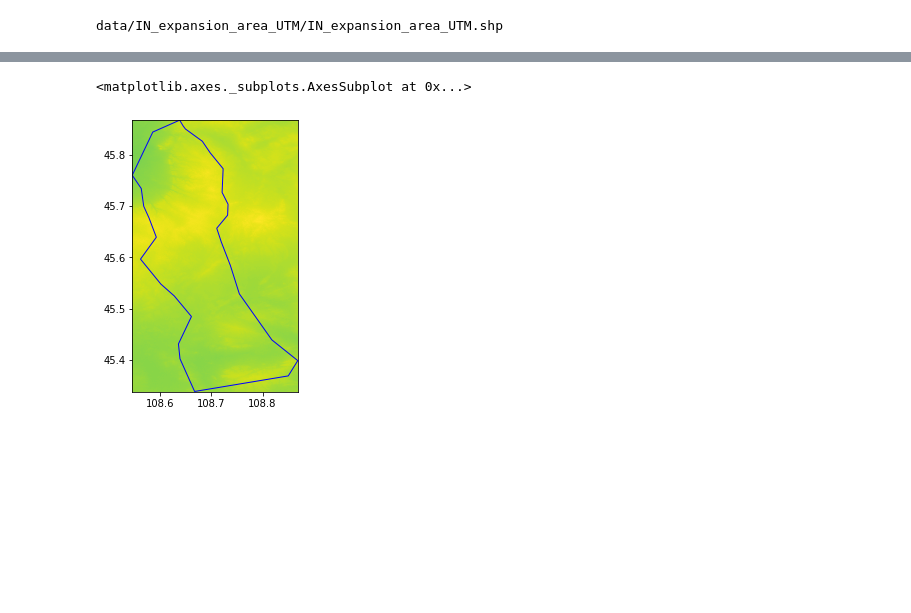
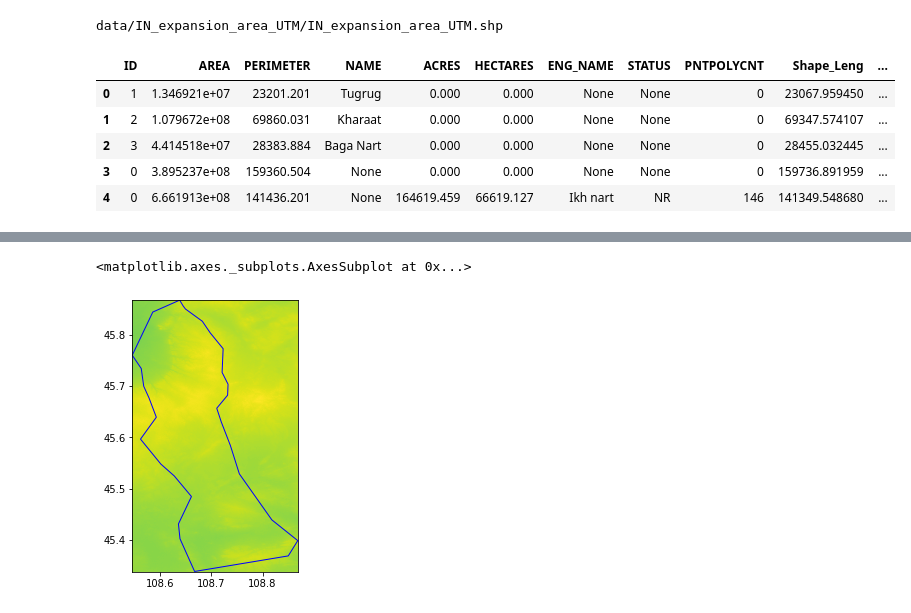
Before and after one commit to csp-inc/ikhnart, a Jupyter notebook: Mapping.ipynb, the cells around one changed output, grey strips where cells are left out. Drawn from its saved outputs; the diff is of its cells as text; code cells hidden in the pictures; blank space fills up the shorter version.

```diff
--- a/Mapping.ipynb
+++ b/Mapping.ipynb
@@ -15,3 +15,12 @@ print(f)
 df = gpd.read_file(f).to_crs(epsg=4326)
 # %% [output]
 data/IN_expansion_area_UTM/IN_expansion_area_UTM.shp
+# %%
+df
+# %% [output]
+|  | ID | AREA | PERIMETER | NAME | ACRES | HECTARES | ENG_NAME | STATUS | PNTPOLYCNT | Shape_Leng | ... |
+| 0 | 1 | 1.346921e+07 | 23201.201 | Tugrug | 0.000 | 0.000 | None | None | 0 | 23067.959450 | ... |
+| 1 | 2 | 1.079672e+08 | 69860.031 | Kharaat | 0.000 | 0.000 | None | None | 0 | 69347.574107 | ... |
+| 2 | 3 | 4.414518e+07 | 28383.884 | Baga Nart | 0.000 | 0.000 | None | None | 0 | 28455.032445 | ... |
+| 3 | 0 | 3.895237e+08 | 159360.504 | None | 0.000 | 0.000 | None | None | 0 | 159736.891959 | ... |
+| 4 | 0 | 6.661913e+08 | 141436.201 | None | 164619.459 | 66619.127 | Ikh nart | NR | 146 | 141349.548680 | ... |
```
Also changed, not shown: parts of 2 cells of this notebook, 6 other files.
